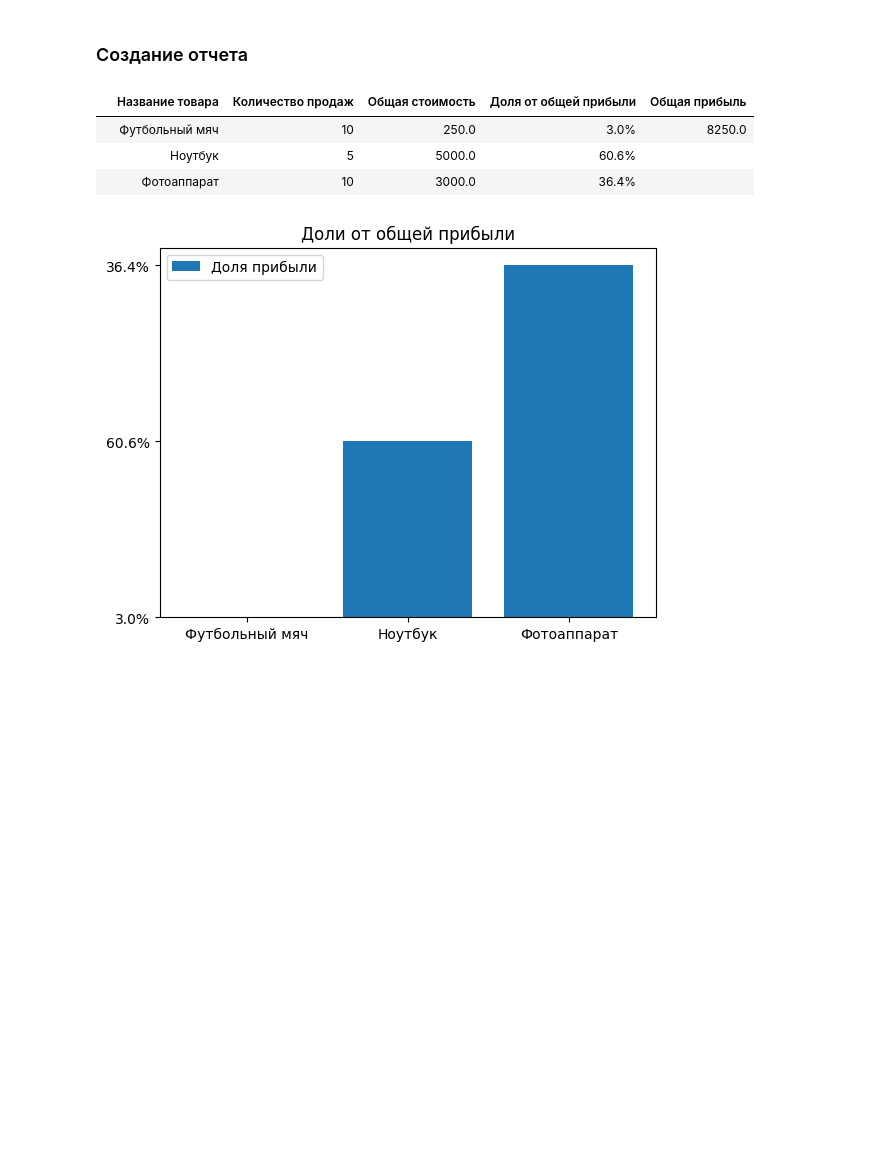
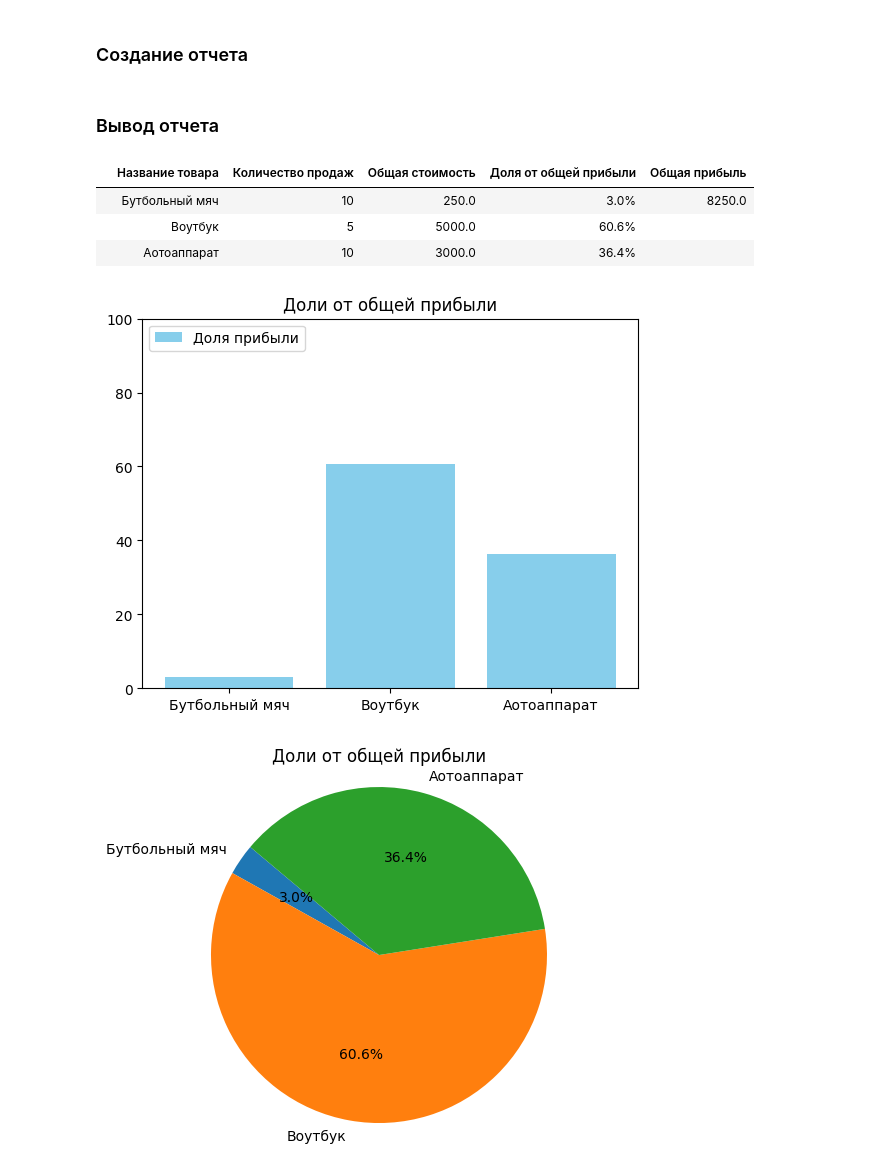
Before and after one commit to AlexanderPleshakov/algorithms_and_csv_files, a Jupyter notebook: CourceWork.ipynb, the cells around one changed output. Drawn from its saved outputs; the diff is of its cells as text; code cells hidden in the pictures; blank space fills up the shorter version.

Commit message:
Added pie diagram

```diff
--- a/CourceWork.ipynb
+++ b/CourceWork.ipynb
@@ -159,6 +223,15 @@ class data_service:
 
        return percent_list
 
+    def calc_percent_of_revenue_int(self) -> list[int]:
+       revenue = self.calc_revenue()
+       percent_list = []
+       for product in self.data:
+          percent = (float(product[6]) / revenue) * 100
+          percent_list.append(round(percent, 1))
+
+       return percent_list
+
 data = read_data()
 cl = data_service(data)
 print(cl.calc_percent_of_revenue())
@@ -198,21 +271,47 @@ class visualisator:
         pd_data = pd.read_csv(file)
         csv_srvice = data_service(read_data(file_name=file))
 
-        percents = csv_srvice.calc_percent_of_revenue()
+        percents = csv_srvice.calc_percent_of_revenue_int()
         names = pd_data['Название товара']
         index = np.arange(len(names))
 
         plt.title('Доли от общей прибыли')
-        plt.bar(index, percents, label='Доля прибыли')
+        plt.bar(index, percents, label='Доля прибыли', color='skyblue')
         plt.xticks(index, names)
         plt.legend(loc=2)
+        plt.ylim(0, 100)
+
         plt.show()
 
-visualisator.show_report('orders.csv')
-visualisator.show_histogram('orders.csv')
+    def show_cercle_diagram(file: str):
+        pd_data = pd.read_csv(file)
+        csv_srvice = data_service(read_data(file_name=file))
+
+        product_names = pd_data['Название товара']
+        sizes = csv_srvice.calc_percent_of_revenue_int()
+
+        plt.pie(sizes, labels=product_names, autopct='%1.1f%%', startangle=140)
+
+        plt.axis('equal')
+
+        plt.title('Доли от общей прибыли')
+
+        plt.show()
+
+    def show_table(data):
+        df = pd.DataFrame(data)
+        display(df)
-# %% [output]
-|  | Название товара | Количество продаж | Общая стоимость | Доля от общей прибыли | Общая прибыль |
-|  | Футбольный мяч | 10 | 250.0 | 3.0% | 8250.0 |
-|  | Ноутбук | 5 | 5000.0 | 60.6% |  |
-|  | Фотоаппарат | 10 | 3000.0 | 36.4% |  |
-[figure, removed]
+# %% [markdown]
+### Вывод отчета
+# %%
+file_name = 'orders.csv'
+visualisator.show_report(file_name)
+visualisator.show_histogram(file_name)
+visualisator.show_cercle_diagram(file_name)
+# %% [output]
+|  | Название товара | Количество продаж | Общая стоимость | Доля от общей прибыли | Общая прибыль |
+|  | Бутбольный мяч | 10 | 250.0 | 3.0% | 8250.0 |
+|  | Воутбук | 5 | 5000.0 | 60.6% |  |
+|  | Аотоаппарат | 10 | 3000.0 | 36.4% |  |
+[figure, added]
+[figure, added]
```
Also changed, not shown: parts of 8 cells of this notebook, 1 other file.
